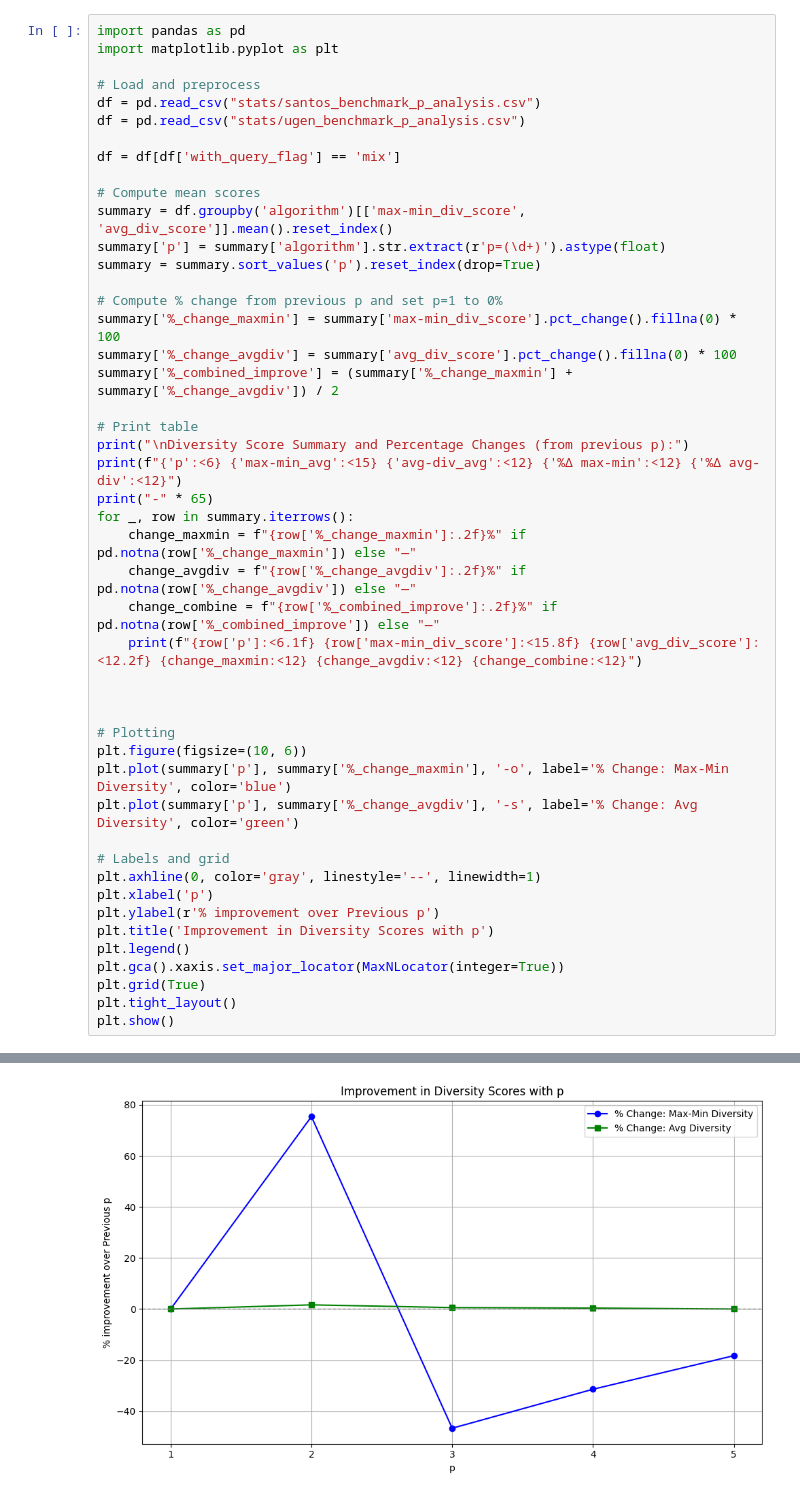
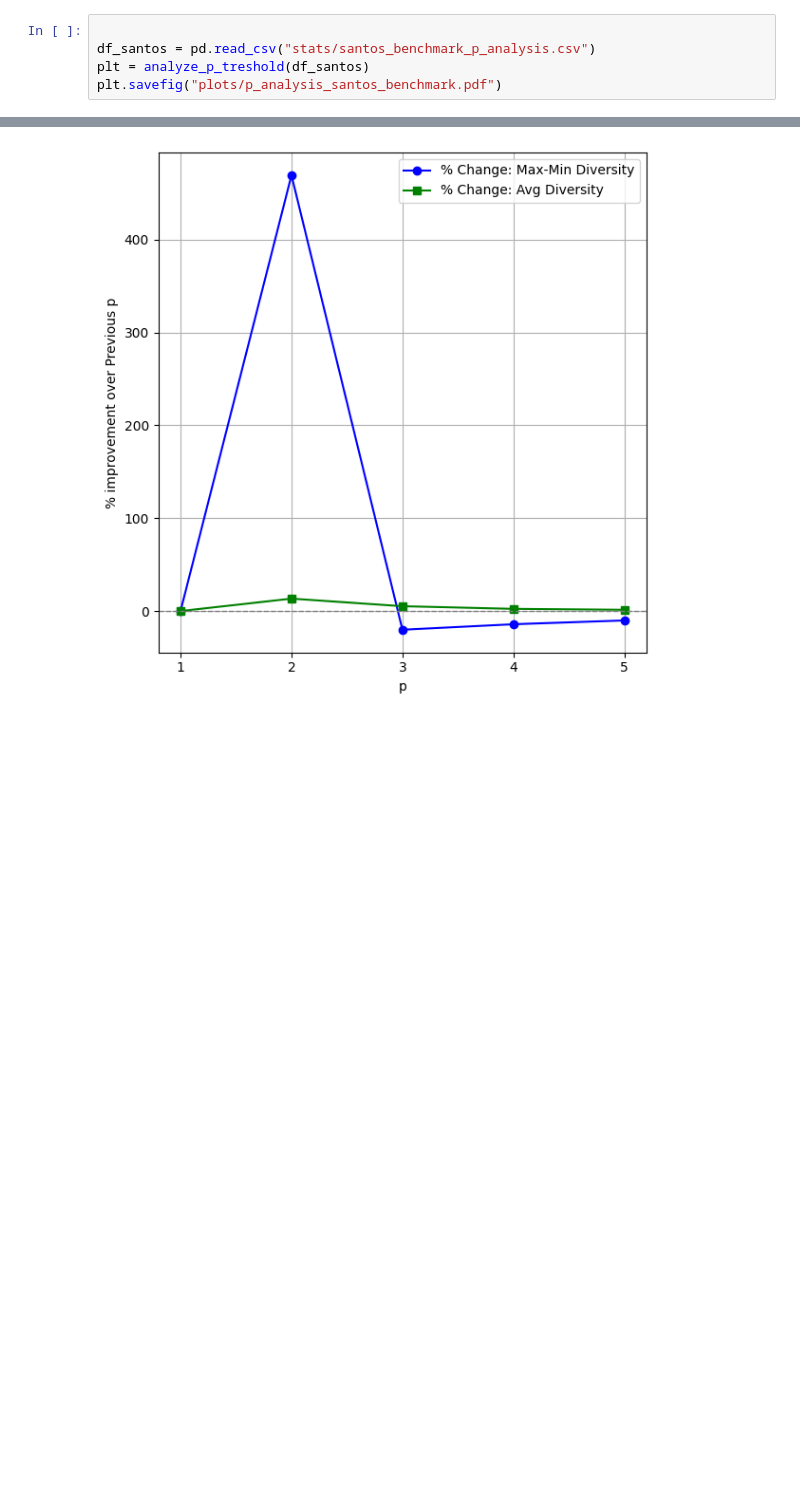
Before and after one commit to northeastern-datalab/dust, a Jupyter notebook: diversity_algorithms/p_threshold_analysis/generate_p_threshold_stats.ipynb, the cells around one changed output, grey strips where cells are left out. Drawn from its saved outputs; the diff is of its cells as text; blank space fills up the shorter version.

Commit message:
Add p threshold analysis

```diff
--- a/diversity_algorithms/p_threshold_analysis/generate_p_threshold_stats.ipynb
+++ b/diversity_algorithms/p_threshold_analysis/generate_p_threshold_stats.ipynb
@@ -79,49 +76,7 @@ p      max-min_avg     avg-div_avg  %Δ max-min   %Δ avg-div
 # %%
-import pandas as pd
-import matplotlib.pyplot as plt
 
-# Load and preprocess
-df = pd.read_csv("stats/santos_benchmark_p_analysis.csv")
-df = pd.read_csv("stats/ugen_benchmark_p_analysis.csv")
-
-df = df[df['with_query_flag'] == 'mix']
-
-# Compute mean scores
-summary = df.groupby('algorithm')[['max-min_div_score', 'avg_div_score']].mean().reset_index()
-summary['p'] = summary['algorithm'].str.extract(r'p=(\d+)').astype(float)
-summary = summary.sort_values('p').reset_index(drop=True)
-
-# Compute % change from previous p and set p=1 to 0%
-summary['%_change_maxmin'] = summary['max-min_div_score'].pct_change().fillna(0) * 100
-summary['%_change_avgdiv'] = summary['avg_div_score'].pct_change().fillna(0) * 100
-summary['%_combined_improve'] = (summary['%_change_maxmin'] + summary['%_change_avgdiv']) / 2
-
-# Print table
-print("\nDiversity Score Summary and Percentage Changes (from previous p):")
-print(f"{'p':<6} {'max-min_avg':<15} {'avg-div_avg':<12} {'%Δ max-min':<12} {'%Δ avg-div':<12}")
-print("-" * 65)
-for _, row in summary.iterrows():
-    change_maxmin = f"{row['%_change_maxmin']:.2f}%" if pd.notna(row['%_change_maxmin']) else "—"
-    change_avgdiv = f"{row['%_change_avgdiv']:.2f}%" if pd.notna(row['%_change_avgdiv']) else "—"
-    change_combine = f"{row['%_combined_improve']:.2f}%" if pd.notna(row['%_combined_improve']) else "—"
-    print(f"{row['p']:<6.1f} {row['max-min_div_score']:<15.8f} {row['avg_div_score']:<12.2f} {change_maxmin:<12} {change_avgdiv:<12} {change_combine:<12}")
-
-
-
-# Plotting
-plt.figure(figsize=(10, 6))
-plt.plot(summary['p'], summary['%_change_maxmin'], '-o', label='% Change: Max-Min Diversity', color='blue')
-plt.plot(summary['p'], summary['%_change_avgdiv'], '-s', label='% Change: Avg Diversity', color='green')
-
-# Labels and grid
-plt.axhline(0, color='gray', linestyle='--', linewidth=1)
-plt.xlabel('p')
-plt.ylabel(r'% improvement over Previous p')
-plt.title('Improvement in Diversity Scores with p')
-plt.legend()
-plt.gca().xaxis.set_major_locator(MaxNLocator(integer=True))
-plt.grid(True)
-plt.tight_layout()
-plt.show()
+df_santos = pd.read_csv("stats/santos_benchmark_p_analysis.csv")
+plt = analyze_p_treshold(df_santos)
+plt.savefig("plots/p_analysis_santos_benchmark.pdf")
 # %% [output]
 Diversity Score Summary and Percentage Changes (from previous p):
@@ -135 +90 @@ p      max-min_avg     avg-div_avg  %Δ max-min   %Δ avg-div
-[figure, old version]
+[figure, new version]
```
Also changed, not shown: parts of 7 cells of this notebook, 3 other files.
